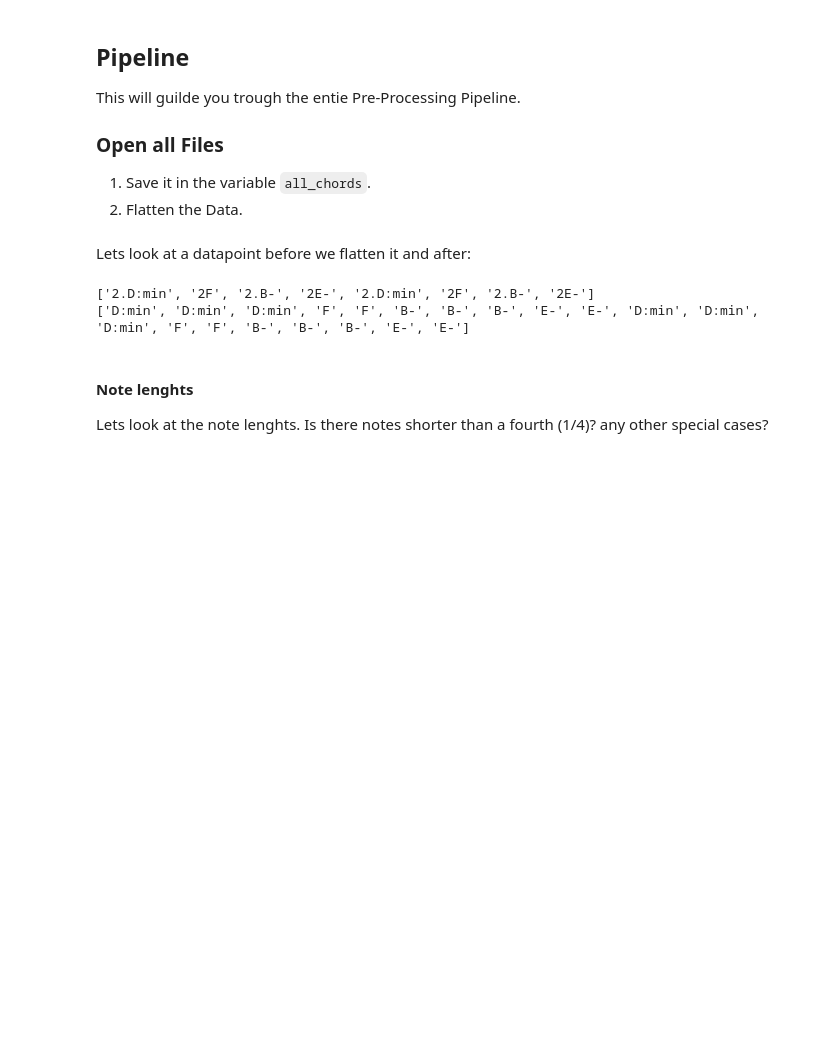
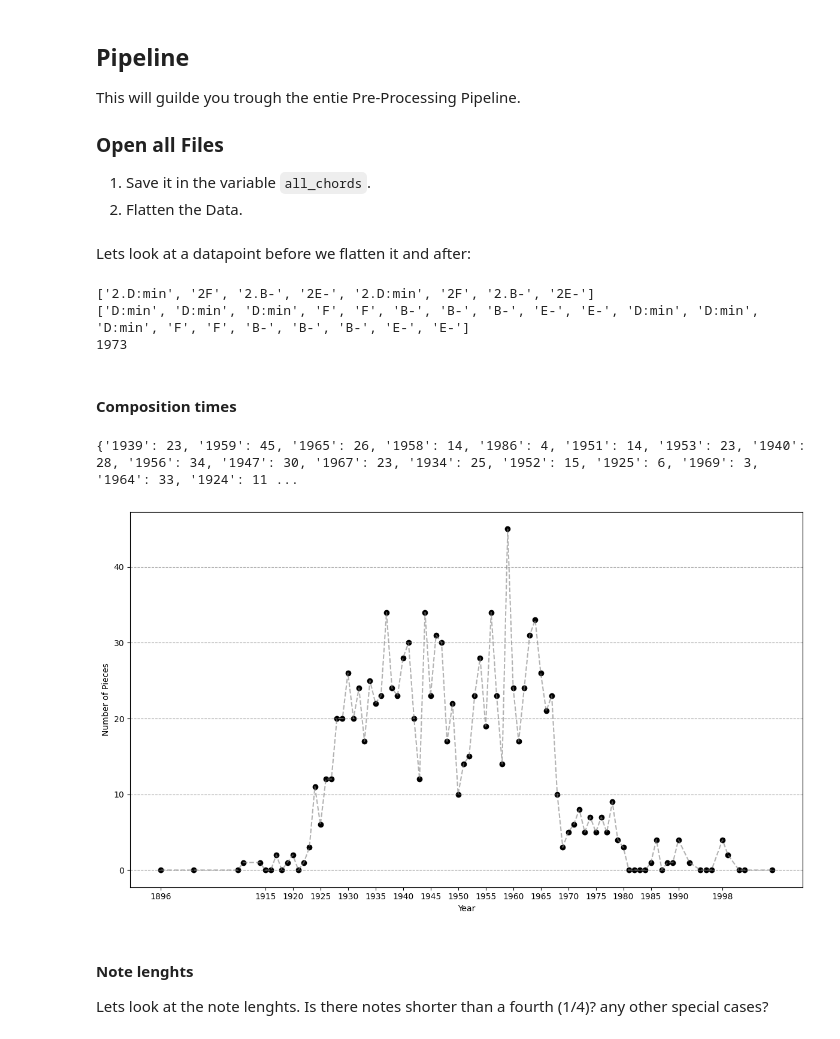
Before and after one commit to Kryptagora/JazzNet, a Jupyter notebook: PreProcessing.ipynb, the cells around one changed output. Cells and saved outputs as stored; diff of their text form; code cells hidden in the pictures; blank space fills up the shorter version.

```diff
--- a/PreProcessing.ipynb
+++ b/PreProcessing.ipynb
@@ -43,9 +43,55 @@ extracted = extract_chords(text)
 print(extracted)
 arranged = flatten_chords(extracted)
 print(arranged)
+print(extract_year(text))
 # %% [output]
 ['2.D:min', '2F', '2.B-', '2E-', '2.D:min', '2F', '2.B-', '2E-']
 ['D:min', 'D:min', 'D:min', 'F', 'F', 'B-', 'B-', 'B-', 'E-', 'E-', 'D:min', 'D:min', 'D:min', 'F', 'F', 'B-', 'B-', 'B-', 'E-', 'E-']
+1973
+# %% [markdown]
+#### Composition times
+# %%
+year_counter= {}
+for jazz in jazz_files:
+    with open(jazz, "r") as fh:
+        text = fh.read()
+    yr = extract_year(text)[:4]
+    if yr not in year_counter.keys(): year_counter[yr] = 0
+    else: year_counter[yr] +=1
+
+print(year_counter)
+# %% [output]
+{'1939': 23, '1959': 45, '1965': 26, '1958': 14, '1986': 4, '1951': 14, '1953': 23, '1940': 28, '1956': 34, '1947': 30, '1967': 23, '1934': 25, '1952': 15, '1925': 6, '1969': 3, '1964': 33, '1924': 11 ...
+# %%
+import matplotlib.pyplot as plt
+
+data = year_counter
+
+# Extract years (as integers) and their respective counts
+years = sorted([int(year) for year in data.keys()])
+counts = [data[str(year)] for year in years]
+
+# Plotting the data
+plt.figure(figsize=(12, 7))
+plt.scatter(years, counts, marker='o', color='black')
+plt.plot(years, counts, color='gray', linestyle='--', alpha=0.6)
+#plt.title("Distribution of Pieces by Year")
+plt.xlabel("Year")
+plt.ylabel("Number of Pieces")
+plt.grid(True, axis='y', linestyle='--', alpha=0.7, color='gray')
+
+# Display every nth year to avoid clutter.
+n = 5
+visible_years = years[::n]
+plt.xticks(visible_years)
+
+plt.tight_layout()
+
+# Display the plot
+plt.savefig("img/DistrbutionbyYear.png")
+plt.show()
+# %% [output]
+[figure, added]
 # %% [markdown]
 #### Note lenghts
 Lets look at the note lenghts. Is there notes shorter than a fourth (1/4)? any other special cases?
```
Also changed, not shown: parts of 7 cells of this notebook.
